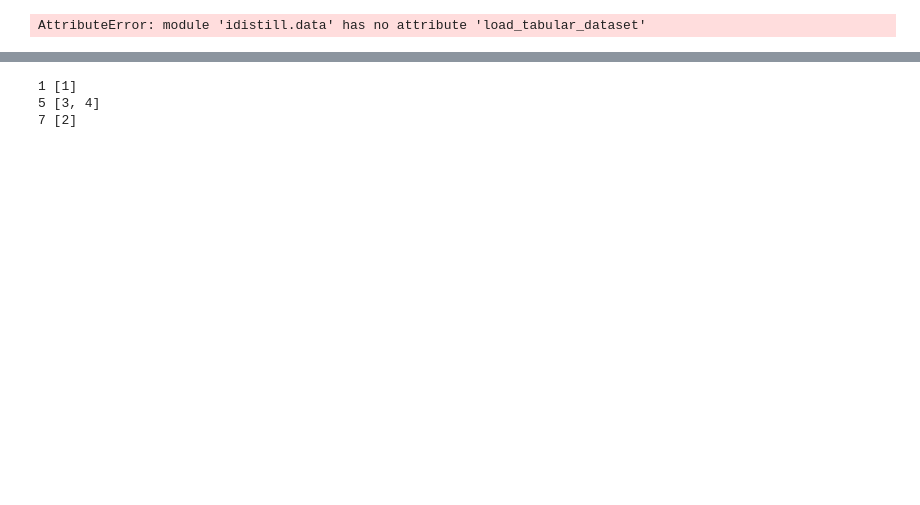
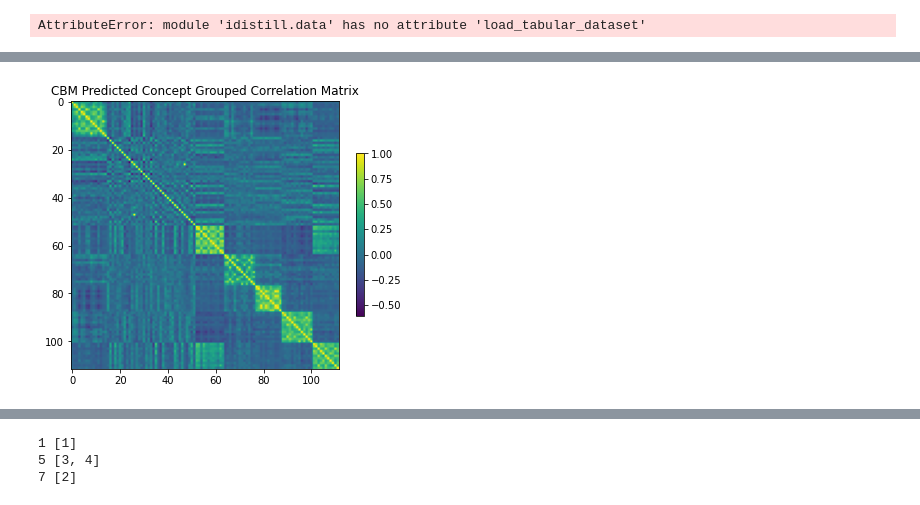
Before and after one commit to mattyshen/adaptiveTTI, a Jupyter notebook: experiments/pipeline_playground.ipynb, the cells around one changed output, grey strips where cells are left out. Drawn from its saved outputs; the diff is of its cells as text; code cells hidden in the pictures; blank space fills up the shorter version.

```diff
--- a/experiments/pipeline_playground.ipynb
+++ b/experiments/pipeline_playground.ipynb
@@ -306,0 +344,13 @@ Group 1: ['c10', 'c16', 'c22', 'c31', 'c37', 'c45', 'c50', 'c64', 'c70', 'c76',
+# %%
+flat_list = [
+    x
+    for xs in [feature_groups[k] for k in feature_groups.keys()]
+    for x in xs
+]
+plt.figure(figsize=(6, 6))
+plt.imshow(X_train_hat[flat_list].corr())
+plt.title('CBM Predicted Concept Grouped Correlation Matrix')
+plt.colorbar(shrink=0.5)
+plt.savefig(f'../figures/corr_grouped.png')
+# %% [output]
+[figure, added]
```
Also changed, not shown: parts of 13 cells of this notebook, 7 other files.
